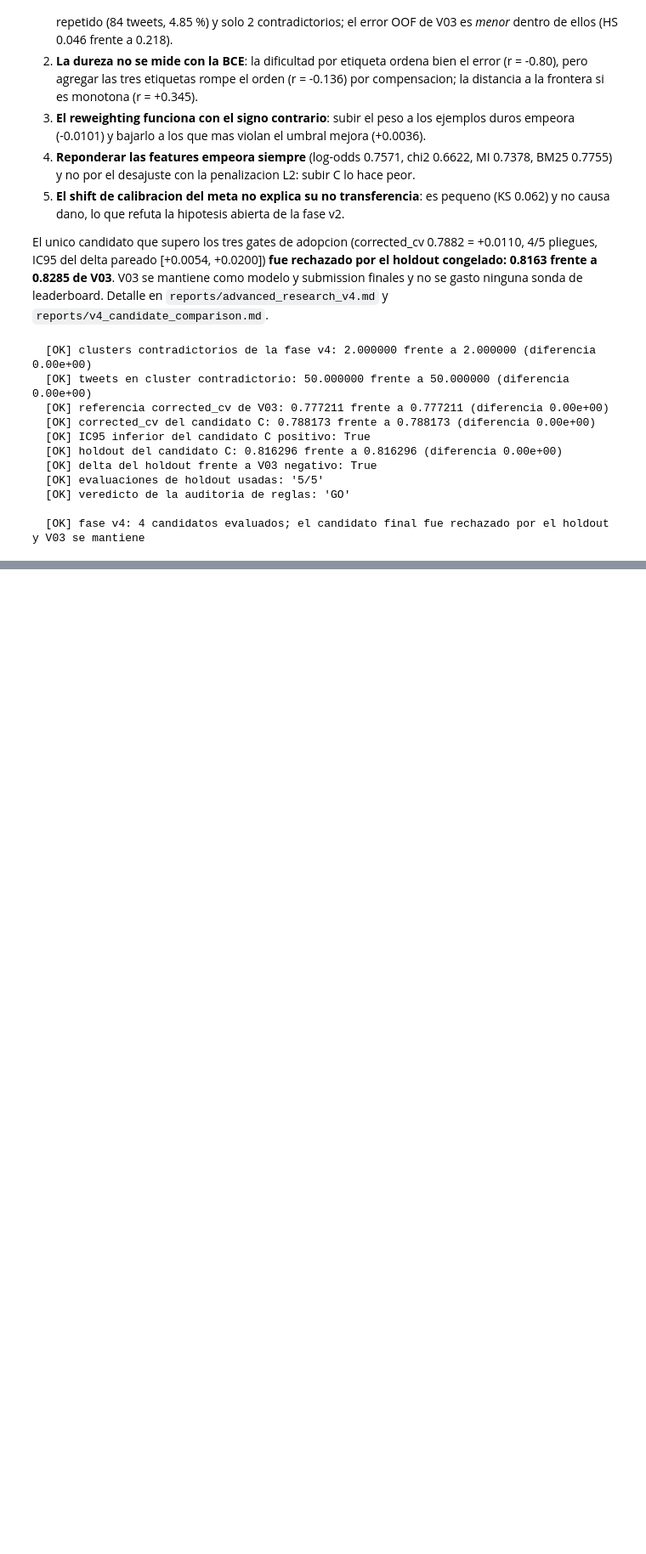
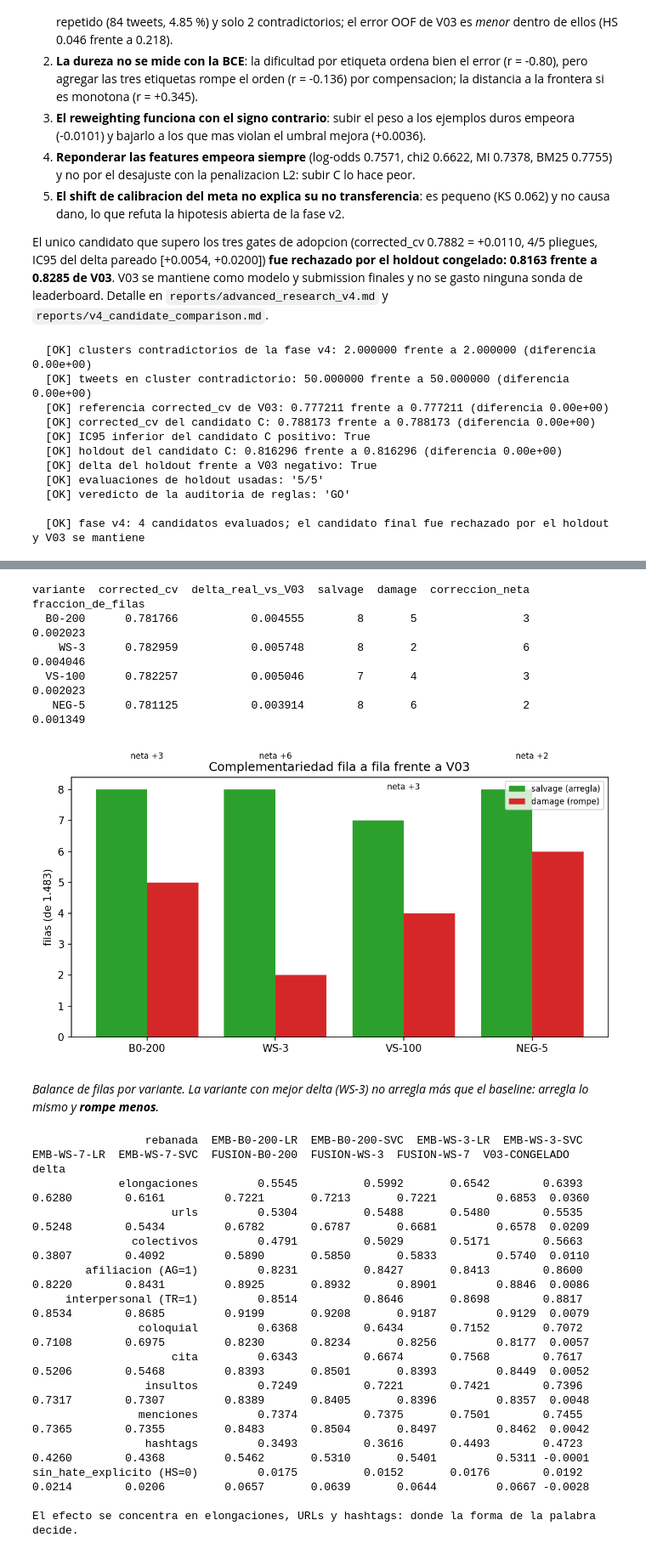
Before and after one commit to Garnica1999/PLN, a Jupyter notebook: kaggle_toxic_2026_puj/notebooks/10_final_pipeline.ipynb, the cells around one changed output, grey strips where cells are left out. Shown at 85% size. Saved outputs shown, nothing was run; the diff lists cells and outputs as text; code cells hidden in the pictures; blank space fills up the shorter version.

```diff
--- a/kaggle_toxic_2026_puj/notebooks/10_final_pipeline.ipynb
+++ b/kaggle_toxic_2026_puj/notebooks/10_final_pipeline.ipynb
@@ -2385,0 +2811,42 @@ print(
+# %%
+"""Salvage, damage y corrección neta frente a V03, con las rebanadas."""
+
+complementariedad = pd.read_csv(RUTAS["reports"] / "embedding_complementarity_v5_1.csv")
+mostrar_tabla(complementariedad[["variante", "corrected_cv", "delta_real_vs_V03", "salvage", "damage",
+                                 "correccion_neta", "fraccion_de_filas"]])
+mostrar_figura(
+    "fig_57_complementariedad_v5_1.png",
+    "Balance de filas por variante. La variante con mejor delta (WS-3) no arregla más que el "
+    "baseline: arregla lo mismo y **rompe menos**.",
+    ancho=860,
+)
+print()
+rebanadas = pd.read_csv(RUTAS["reports"] / "embedding_window_slices_v5_1.csv")
+pivot = rebanadas.pivot_table(index="rebanada", columns="variante", values="f1_por_celda", aggfunc="first")
+columnas = [c for c in ("V03-CONGELADO", "FUSION-WS-3") if c in pivot.columns]
+pivot["delta"] = (pivot[columnas[1]] - pivot[columnas[0]]).round(4) if len(columnas) > 1 else np.nan
+mostrar_tabla(pivot.sort_values("delta", ascending=False).reset_index())
+print()
+print("El efecto se concentra en elongaciones, URLs y hashtags: donde la forma de la palabra decide.")
+# %% [output]
+variante  corrected_cv  delta_real_vs_V03  salvage  damage  correccion_neta  fraccion_de_filas
+  B0-200      0.781766           0.004555        8       5                3           0.002023
+    WS-3      0.782959           0.005748        8       2                6           0.004046
+  VS-100      0.782257           0.005046        7       4                3           0.002023
+   NEG-5      0.781125           0.003914        8       6                2           0.001349
+[figure, added]
+*Balance de filas por variante. La variante con mejor delta (WS-3) no arregla más que el baseline: arregla lo mismo y **rompe menos**.*
+                 rebanada  EMB-B0-200-LR  EMB-B0-200-SVC  EMB-WS-3-LR  EMB-WS-3-SVC  EMB-WS-7-LR  EMB-WS-7-SVC  FUSION-B0-200  FUSION-WS-3  FUSION-WS-7  V03-CONGELADO   delta
+             elongaciones         0.5545          0.5992       0.6542        0.6393       0.6280        0.6161         0.7221       0.7213       0.7221         0.6853  0.0360
+                     urls         0.5304          0.5488       0.5480        0.5535       0.5248        0.5434         0.6782       0.6787       0.6681         0.6578  0.0209
+               colectivos         0.4791          0.5029       0.5171        0.5663       0.3807        0.4092         0.5890       0.5850       0.5833         0.5740  0.0110
+        afiliacion (AG=1)         0.8231          0.8427       0.8413        0.8600       0.8220        0.8431         0.8925       0.8932       0.8901         0.8846  0.0086
+     interpersonal (TR=1)         0.8514          0.8646       0.8698        0.8817       0.8534        0.8685         0.9199       0.9208       0.9187         0.9129  0.0079
+                coloquial         0.6368          0.6434       0.7152        0.7072       0.7108        0.6975         0.8230       0.8234       0.8256         0.8177  0.0057
+                     cita         0.6343          0.6674       0.7568        0.7617       0.5206        0.5468         0.8393       0.8501       0.8393         0.8449  0.0052
+                 insultos         0.7249          0.7221       0.7421        0.7396       0.7317        0.7307         0.8389       0.8405       0.8396         0.8357  0.0048
+                menciones         0.7374          0.7375       0.7501        0.7455       0.7365        0.7355         0.8483       0.8504       0.8497         0.8462  0.0042
+                 hashtags         0.3493          0.3616       0.4493        0.4723       0.4260        0.4368         0.5462       0.5310       0.5401         0.5311 -0.0001
+sin_hate_explicito (HS=0)         0.0175          0.0152       0.0176        0.0192       0.0214        0.0206         0.0657       0.0639       0.0644         0.0667 -0.0028
+
+El efecto se concentra en elongaciones, URLs y hashtags: donde la forma de la palabra decide.
```
Also changed, not shown: parts of 20 cells of this notebook, 13 other files.
